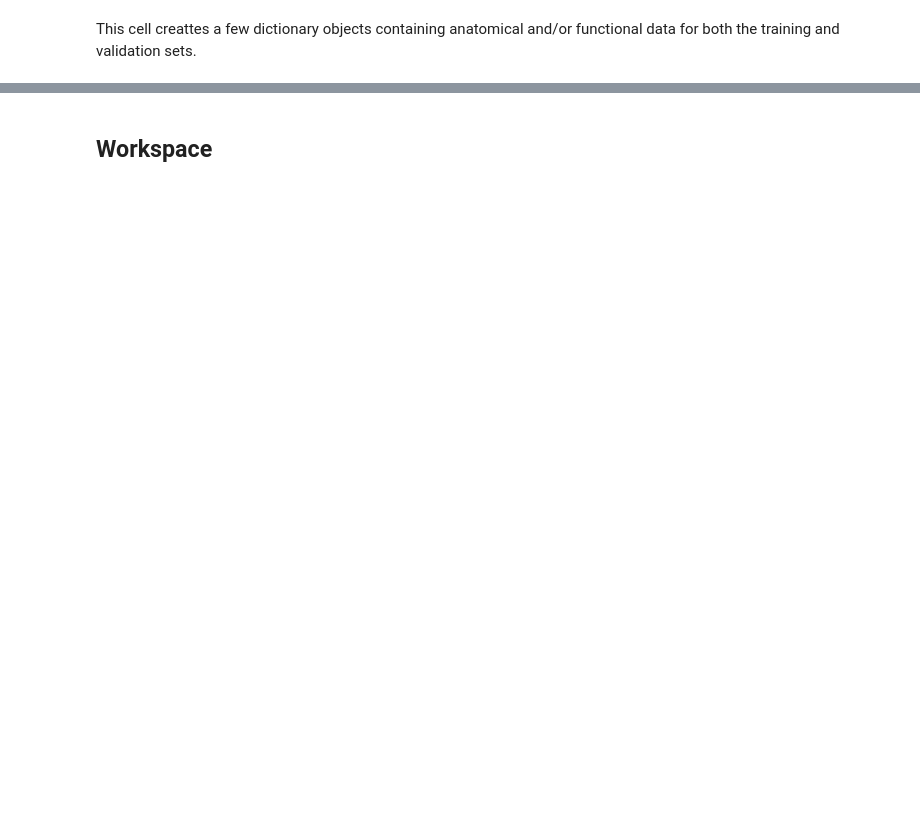
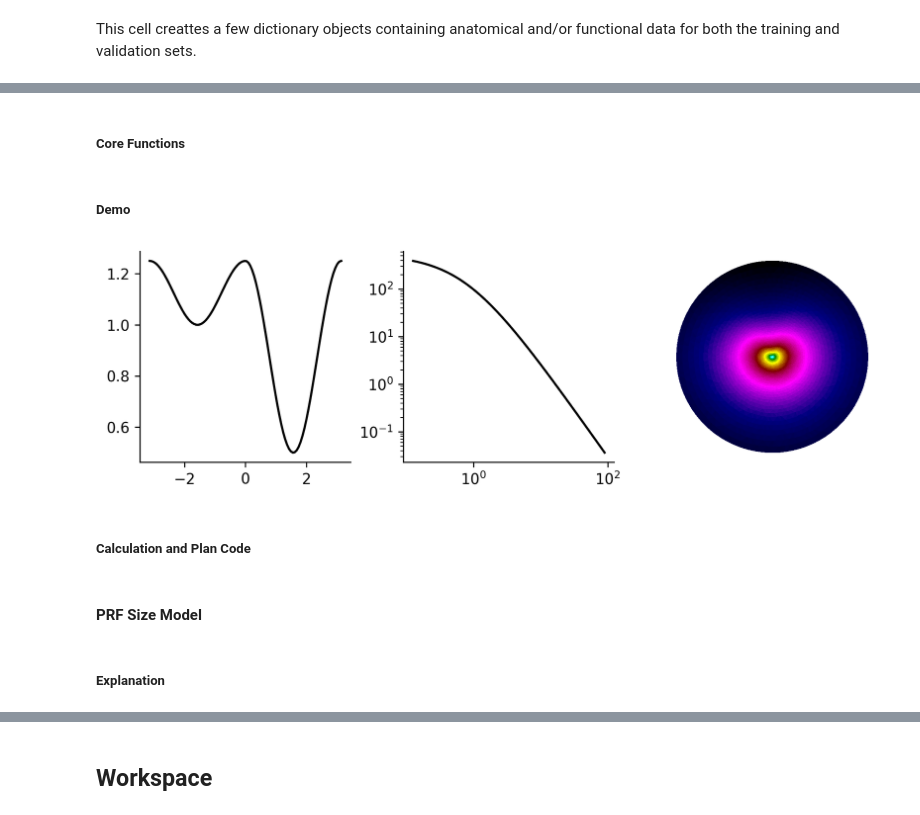
Before and after one commit to noahbenson/visual-autolabel, a Jupyter notebook: pytorch-unet/train_resnet.ipynb, the cells around one changed output, grey strips where cells are left out. Cells and saved outputs as stored; diff of their text form; code cells hidden in the pictures; blank space fills up the shorter version.

```diff
--- a/pytorch-unet/train_resnet.ipynb
+++ b/pytorch-unet/train_resnet.ipynb
@@ -650,0 +2721,2 @@ def plan_to_model(initmdl, mdlplan, logger=print, cache_path=None):
+# %% [markdown]
+##### Core Functions
@@ -650,0 +2770,32 @@ def plan_to_model(initmdl, mdlplan, logger=print, cache_path=None):
+# %% [markdown]
+##### Demo
+# %%
+(fig, axs) = plt.subplots(1, 3, figsize=(7, 2), dpi=72*4)
+fig.subplots_adjust(0,0,1,1,0.25,0)
+for ax in axs:
+    for sp in ['top','right']:
+        ax.spines[sp].set_visible(False)
+
+t = np.linspace(-np.pi, np.pi, 100)
+mult = cmmdl_tan_multiplier(torch.tensor(t, dtype=torch.float), ui=0, li=0).detach().numpy()
+axs[0].plot(t, mult, 'k-')
+
+r = np.logspace(-3, np.log2(90.0), 100, base=2)
+cm2 = cmmdl_hhcmag2(r)
+axs[1].loglog(r, cm2, 'k-')
+
+(r,t) = np.meshgrid(r, t)
+(r,t) = (r.flatten(), t.flatten())
+(x,y) = (r*np.cos(t), r*np.sin(t))
+cm2 = cmmdl_cmag2(torch.tensor(t, dtype=torch.float),
+                  torch.tensor(r, dtype=torch.float))
+tri = mpl.tri.Triangulation(x, y)
+axs[2].tripcolor(x, y, torch.log(cm2), cmap='log_eccentricity')
+axs[2].axis('equal')
+axs[2].axis('off')
+
+pass
+# %% [output]
+[figure, added]
+# %% [markdown]
+##### Calculation and Plan Code
@@ -650,0 +2922,4 @@ def plan_to_model(initmdl, mdlplan, logger=print, cache_path=None):
+# %% [markdown]
+#### PRF Size Model
+# %% [markdown]
+##### Explanation
```
Also changed, not shown: parts of 137 cells of this notebook, 22 other files.
